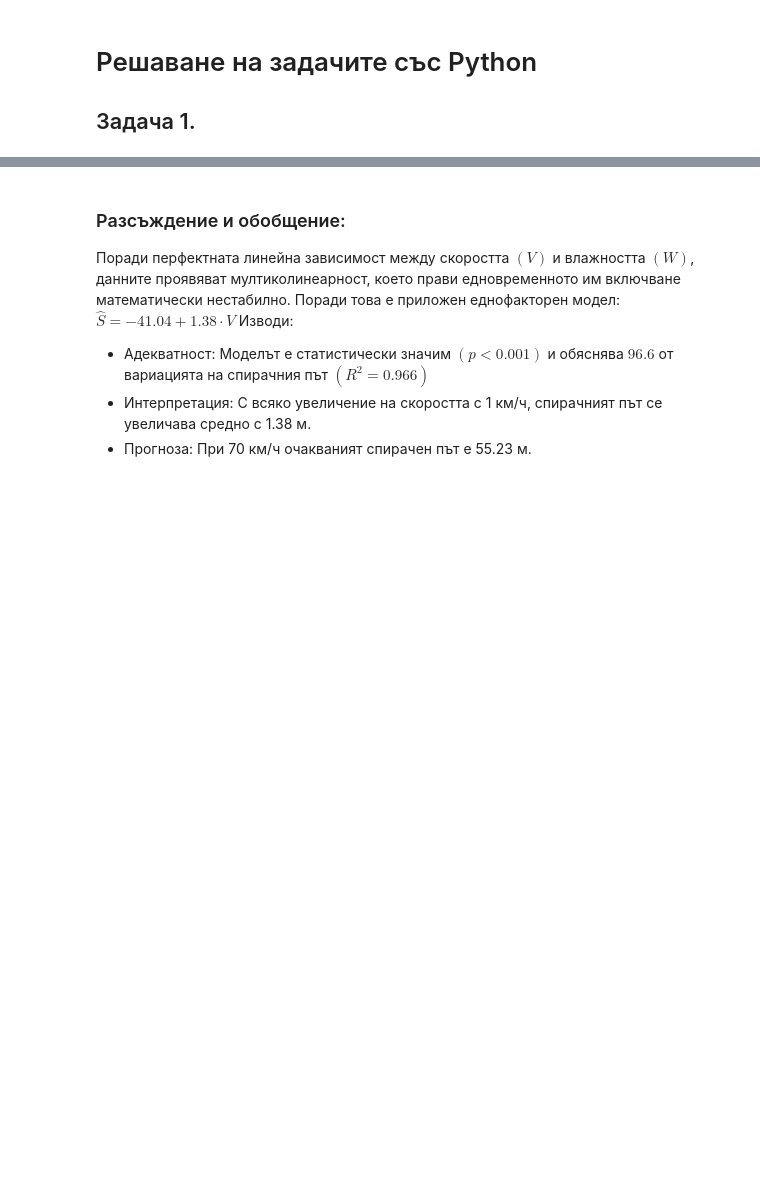
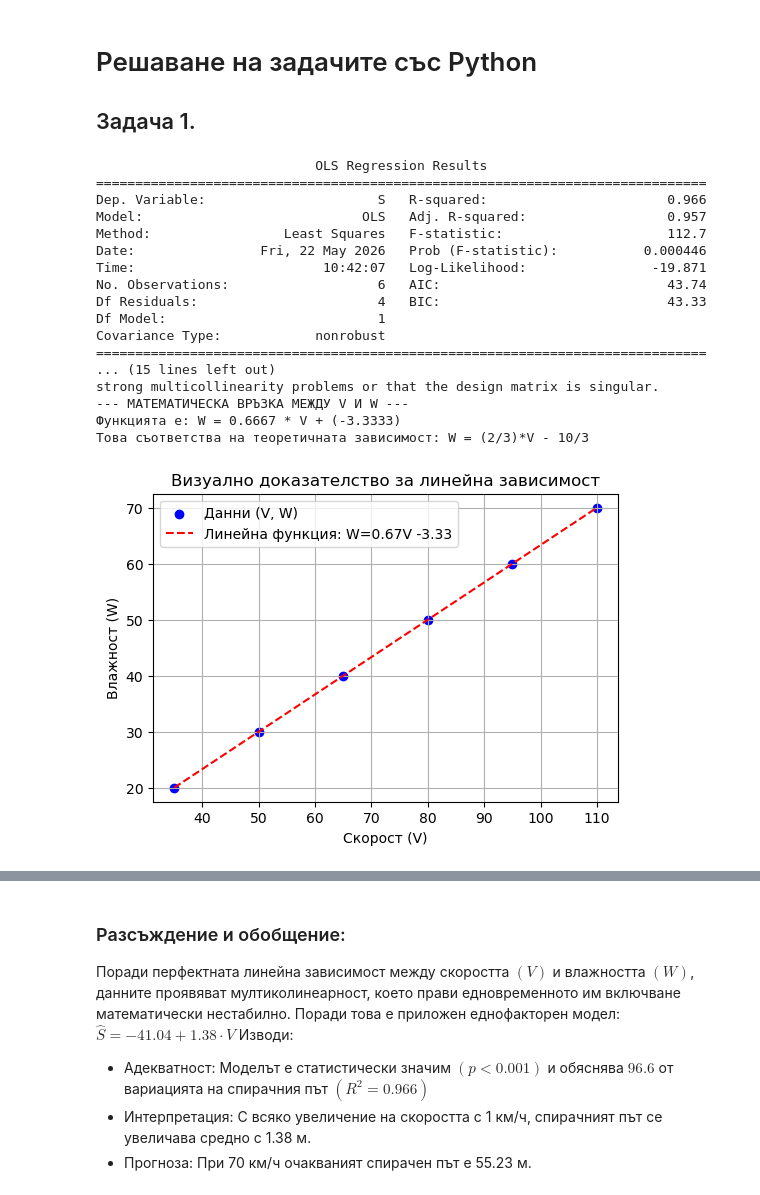
Before and after one commit to AntonMilev36/StatisticTu, a Jupyter notebook: main.ipynb, the cells around one changed output, grey strips where cells are left out. Saved outputs shown, nothing was run; the diff lists cells and outputs as text; code cells hidden in the pictures; blank space fills up the shorter version.

```diff
--- a/main.ipynb
+++ b/main.ipynb
@@ -78,4 +80,54 @@ $ S = \beta_0 + \beta_1 \cdot V + \beta_2 \cdot W $
 # Решаване на задачите със Python
 
 ## Задача 1.
+# %%
+data = {'V': [35, 50, 65, 80, 95, 110],
+        'W': [20, 30, 40, 50, 60, 70],
+        'S': [16, 26, 41, 62, 88, 119]
+        }
+df = pd.DataFrame(data)
+
+# Подготовка на матрицата
+X = df[['V', 'W']]
+X = sm.add_constant(X)
+y = df['S']
+
+model_full = sm.OLS(y, X).fit()
+
+print(model_full.summary())
+
+a, b = np.polyfit(df['V'], df['W'], 1)
+
+print(f"--- МАТЕМАТИЧЕСКА ВРЪЗКА МЕЖДУ V И W ---")
+print(f"Функцията е: W = {a:.4f} * V + ({b:.4f})")
+print(f"Това съответства на теоретичната зависимост: W = (2/3)*V - 10/3")
+
+plt.figure(figsize=(6, 4))
+plt.scatter(df['V'], df['W'], color='blue', label='Данни (V, W)')
+plt.plot(df['V'], a * df['V'] + b, color='red', linestyle='--', label=f'Линейна функция: W={a:.2f}V {b:.2f}')
+plt.title("Визуално доказателство за линейна зависимост")
+plt.xlabel("Скорост (V)")
+plt.ylabel("Влажност (W)")
+plt.legend()
+plt.grid(True)
+plt.show()
+# %% [output]
+                            OLS Regression Results
+==============================================================================
+Dep. Variable:                      S   R-squared:                       0.966
+Model:                            OLS   Adj. R-squared:                  0.957
+Method:                 Least Squares   F-statistic:                     112.7
+Date:                Fri, 22 May 2026   Prob (F-statistic):           0.000446
+Time:                        10:42:07   Log-Likelihood:                -19.871
+No. Observations:                   6   AIC:                             43.74
+Df Residuals:                       4   BIC:                             43.33
+Df Model:                           1
+Covariance Type:            nonrobust
+==============================================================================
+... (15 lines left out)
+strong multicollinearity problems or that the design matrix is singular.
+--- МАТЕМАТИЧЕСКА ВРЪЗКА МЕЖДУ V И W ---
+Функцията е: W = 0.6667 * V + (-3.3333)
+Това съответства на теоретичната зависимост: W = (2/3)*V - 10/3
+[figure, added]
 # %% [markdown]
```
Also changed, not shown: parts of 4 cells of this notebook.
